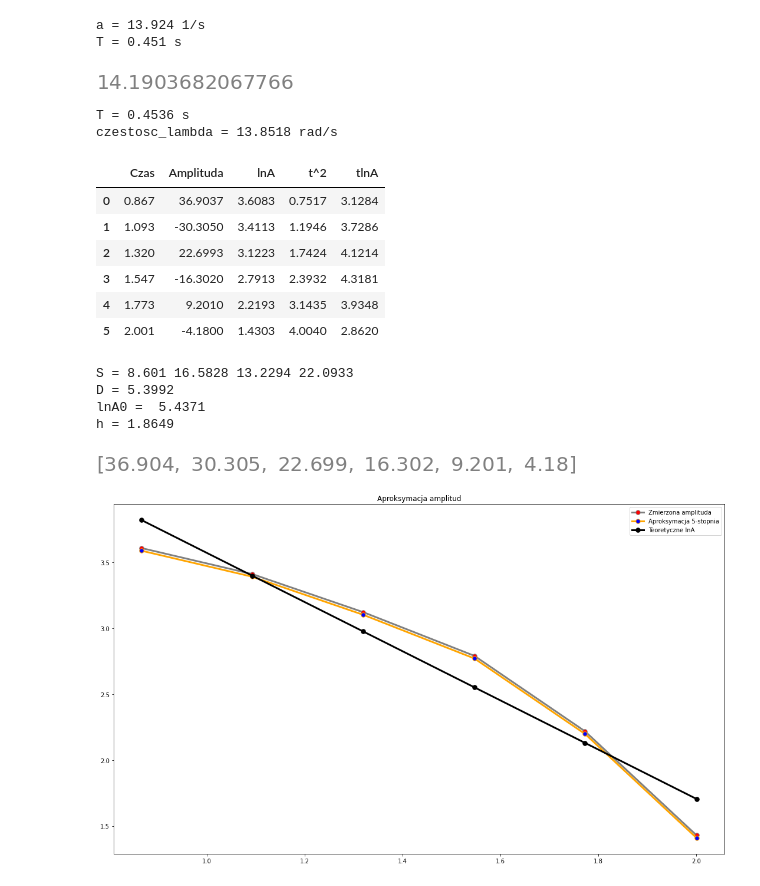
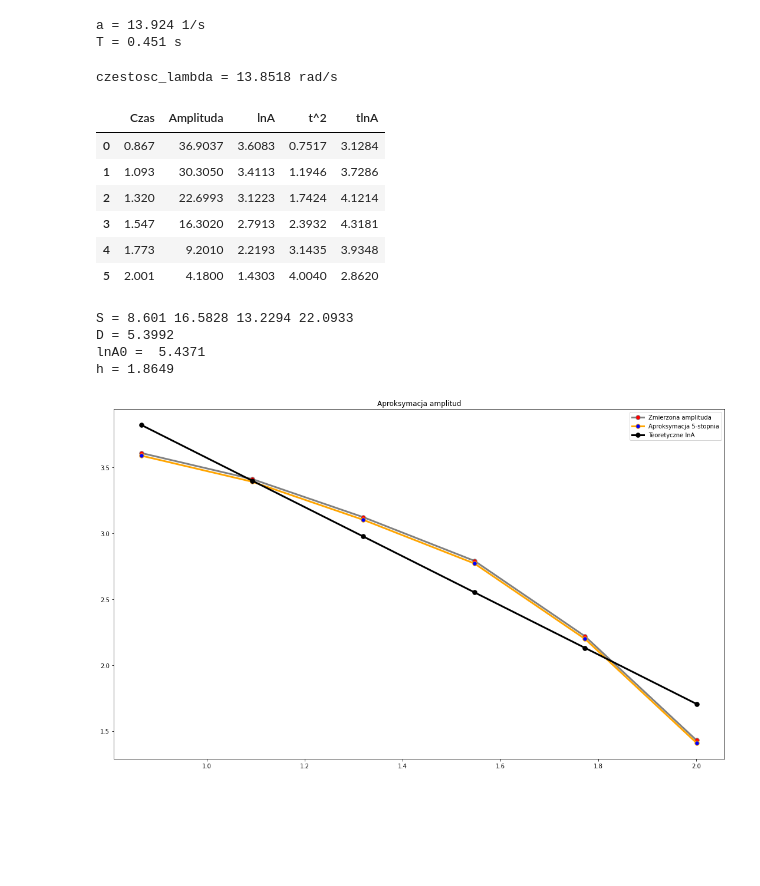
Before and after one commit to NotSirius-A/mechanika, a Jupyter notebook: mechanika.ipynb, the cells around one changed output. Saved outputs shown, nothing was run; the diff lists cells and outputs as text; code cells hidden in the pictures; blank space fills up the shorter version.

```diff
--- a/mechanika.ipynb
+++ b/mechanika.ipynb
@@ -12,35 +12,33 @@ a = (k/m)**0.5
 T = (2*pi)/a
 print("a =",round(a,3), "1/s")
 print("T =",round(T,3), "s")
-6400/6280*a
 # %% [output]
 a = 13.924 1/s
 T = 0.451 s
-[figure, removed]
 # %%
 df_swobodne = pd.read_csv("drgania_swobodne.csv")
+df_swobodne["Amplituda"] = [abs(i) for i in df_swobodne["Amplituda"]]
 df_swobodne["lnA"] = [round(log(abs(i)),4) for i in df_swobodne["Amplituda"]]
 df_swobodne["t^2"] = [round(i**2,4) for i in df_swobodne["Czas"]]
 df_swobodne["tlnA"] = [round(i*j,4) for i, j in zip(df_swobodne["Czas"], df_swobodne["lnA"])]
 
 T = [2*(j-i) for i,j in zip(df_swobodne["Czas"][:-1], df_swobodne["Czas"][1:])]
 T = round(sum(T)/len(T),4)
 print("T =", T,"s")
 
 czestosc_lambda = 2*pi/T
 print("czestosc_lambda =", round(czestosc_lambda,4), "rad/s")
 
 df_swobodne
 # %% [output]
-T = 0.4536 s
 czestosc_lambda = 13.8518 rad/s
 |  | Czas | Amplituda | lnA | t^2 | tlnA |
 | 0 | 0.867 | 36.9037 | 3.6083 | 0.7517 | 3.1284 |
-| 1 | 1.093 | -30.3050 | 3.4113 | 1.1946 | 3.7286 |
+| 1 | 1.093 | 30.3050 | 3.4113 | 1.1946 | 3.7286 |
 | 2 | 1.320 | 22.6993 | 3.1223 | 1.7424 | 4.1214 |
-| 3 | 1.547 | -16.3020 | 2.7913 | 2.3932 | 4.3181 |
+| 3 | 1.547 | 16.3020 | 2.7913 | 2.3932 | 4.3181 |
 | 4 | 1.773 | 9.2010 | 2.2193 | 3.1435 | 3.9348 |
-| 5 | 2.001 | -4.1800 | 1.4303 | 4.0040 | 2.8620 |
+| 5 | 2.001 | 4.1800 | 1.4303 | 4.0040 | 2.8620 |
 # %%
 S1 = sum(df_swobodne["Czas"])
 S2 = sum(df_swobodne["lnA"])
@@ -61,11 +59,6 @@ S = 8.601 16.5828 13.2294 22.0933
 D = 5.3992
 lnA0 =  5.4371
 h = 1.8649
-# %%
-amplitudy_abs = [round(abs(i),3) for i in df_swobodne["Amplituda"]]
-amplitudy_abs
-# %% [output]
-[figure, removed]
 # %%
 fig, ax = plt.subplots()
 ax.clear()
```
Also changed, not shown: parts of 4 cells of this notebook.
